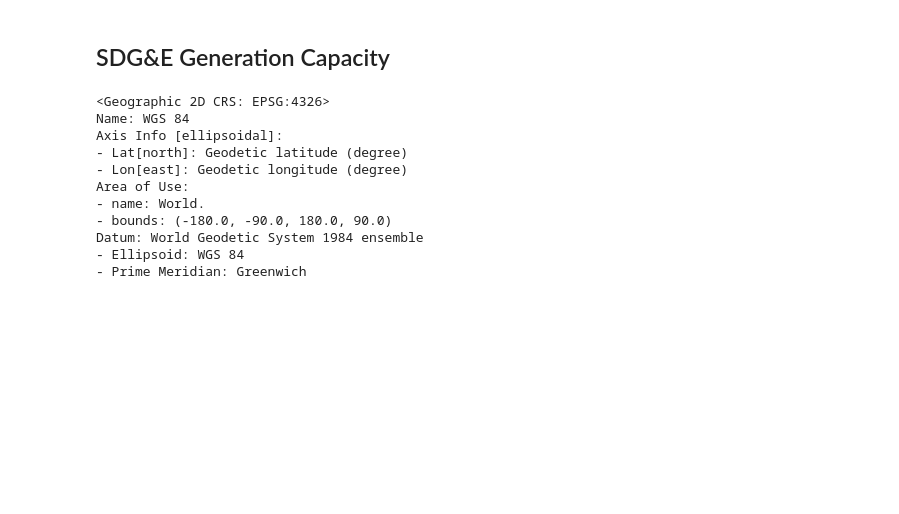
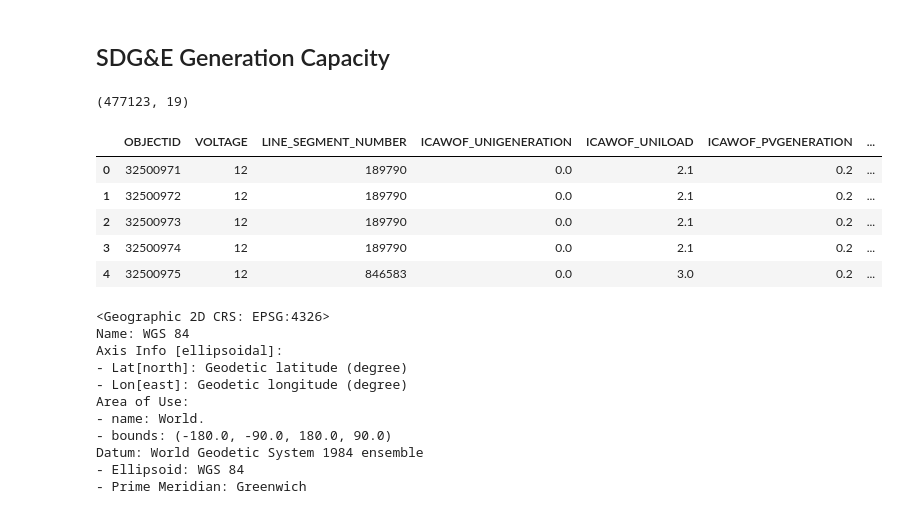
Before and after one commit to sofiiir/SDG-E, a Jupyter notebook: sdge_feeder_line.ipynb, the cells around one changed output. Cells and saved outputs as stored; diff of their text form; code cells hidden in the pictures; blank space fills up the shorter version.

```diff
--- a/sdge_feeder_line.ipynb
+++ b/sdge_feeder_line.ipynb
@@ -43,6 +60,19 @@ plt.show()
 # %%
 # load SDGE generation capacity data
 sdge_generation_capacity = gpd.read_file("../../../../capstone/electrigrid/data/utilities/sandiego_grid/ICA_MAP_PROD_GenerationCapacityGrids.geojson")
+# %%
+sdge_generation_capacity.shape
+# %% [output]
+(477123, 19)
+# %%
+sdge_generation_capacity.head()
+# %% [output]
+|  | OBJECTID | VOLTAGE | LINE_SEGMENT_NUMBER | ICAWOF_UNIGENERATION | ICAWOF_UNILOAD | ICAWOF_PVGENERATION | ... |
+| 0 | 32500971 | 12 | 189790 | 0.0 | 2.1 | 0.2 | ... |
+| 1 | 32500972 | 12 | 189790 | 0.0 | 2.1 | 0.2 | ... |
+| 2 | 32500973 | 12 | 189790 | 0.0 | 2.1 | 0.2 | ... |
+| 3 | 32500974 | 12 | 189790 | 0.0 | 2.1 | 0.2 | ... |
+| 4 | 32500975 | 12 | 846583 | 0.0 | 3.0 | 0.2 | ... |
 # %%
 # check CRS
 sdge_generation_capacity.crs
```
Also changed, not shown: parts of 8 cells of this notebook.
